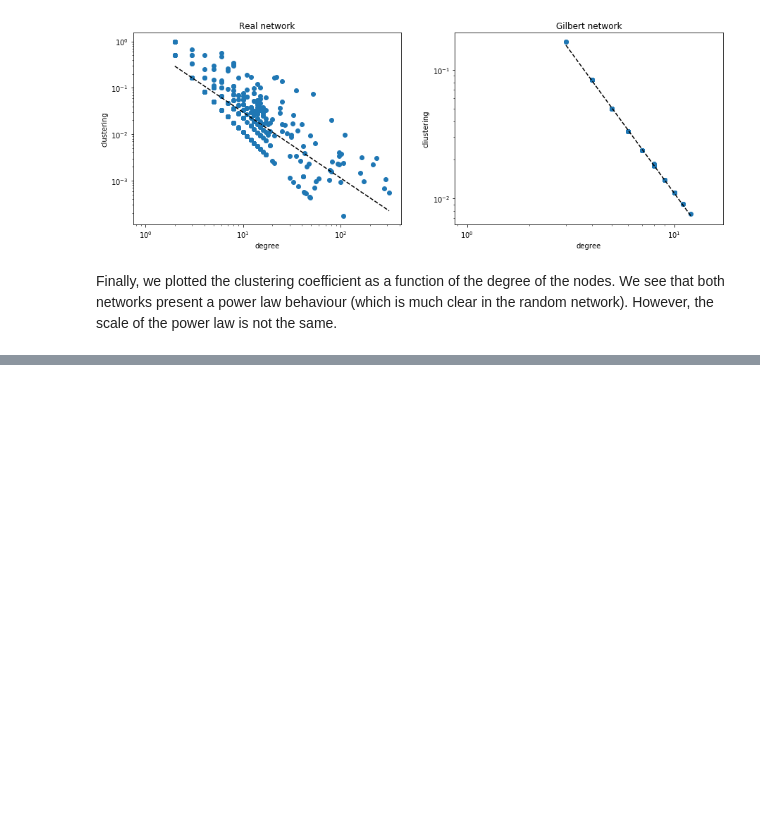
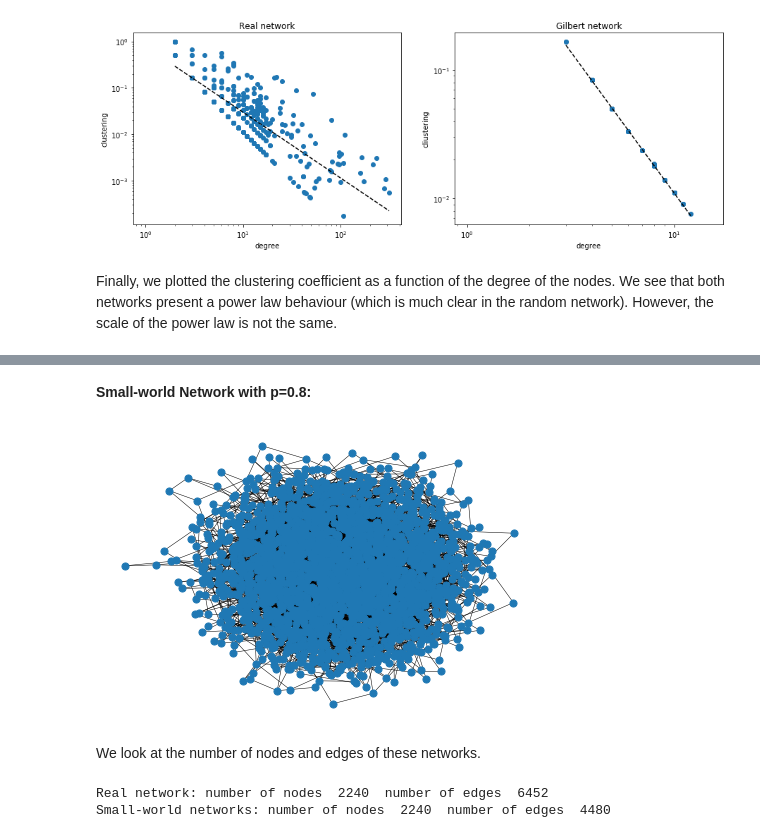
Before and after one commit to NuriaSF/ComplexNetworks, a Jupyter notebook: maayan-figeys/7_Network_Proteins.ipynb, the cells around one changed output, grey strips where cells are left out. Drawn from its saved outputs; the diff is of its cells as text; code cells hidden in the pictures; blank space fills up the shorter version.

```diff
--- a/maayan-figeys/7_Network_Proteins.ipynb
+++ b/maayan-figeys/7_Network_Proteins.ipynb
@@ -306,0 +349,14 @@ Finally, we plotted the clustering coefficient as a function of the degree of th
+# %% [markdown]
+**Small-world Network with p=0.8:**
+# %%
+nx.draw(G_SmWd_3, pos=nx.spring_layout(G_SmWd_3), width = 0.5, node_size=50)
+# %% [output]
+[figure, added]
+# %% [markdown]
+We look at the number of nodes and edges of these networks.
+# %%
+print('Real network: number of nodes ', N, ' number of edges ', M)
+print('Small-world networks: number of nodes ', G_SmWd_1.number_of_nodes(), ' number of edges ', G_SmWd_1.number_of_edges())
+# %% [output]
+Real network: number of nodes  2240  number of edges  6452
+Small-world networks: number of nodes  2240  number of edges  4480
```
Also changed, not shown: parts of 46 cells of this notebook.
